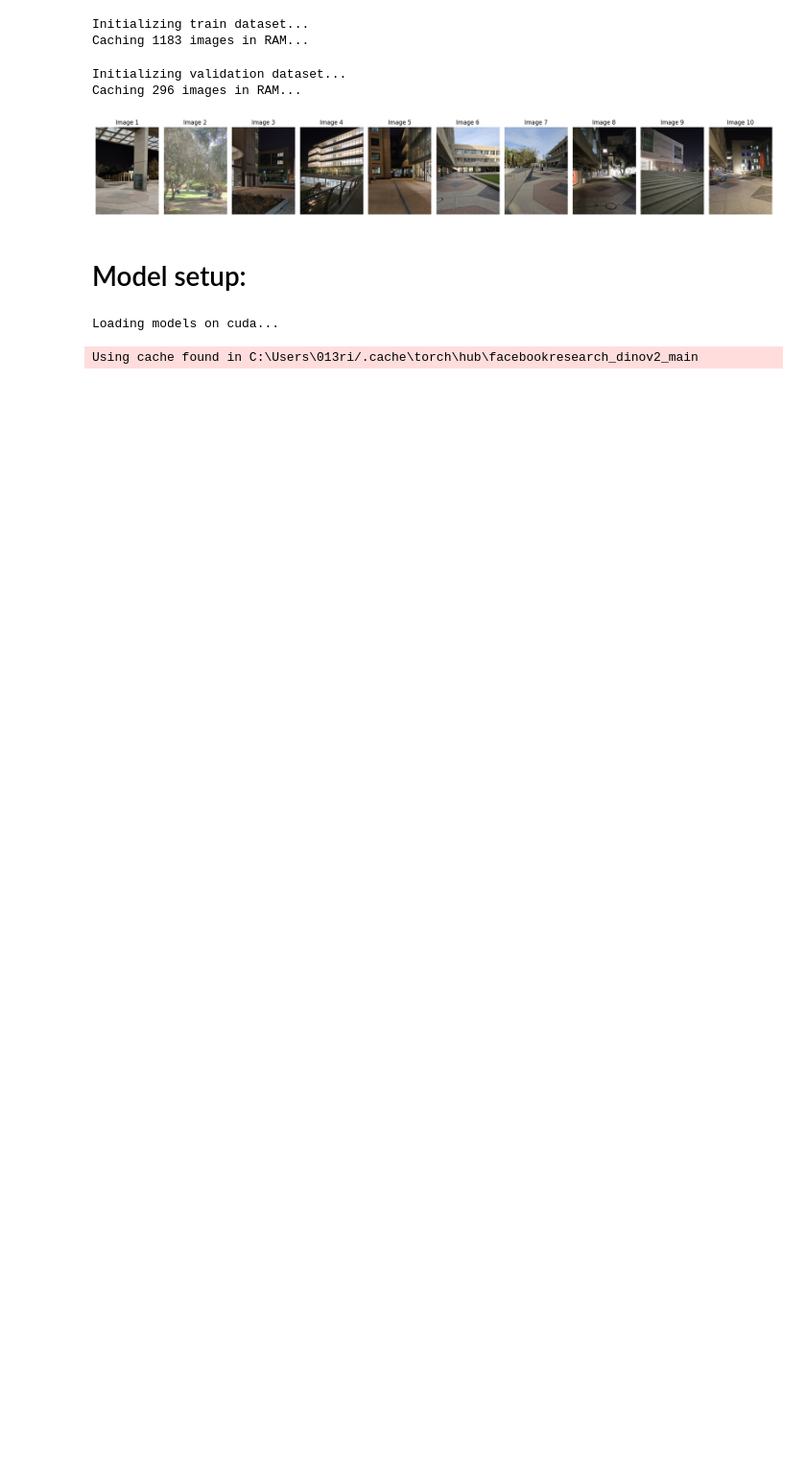
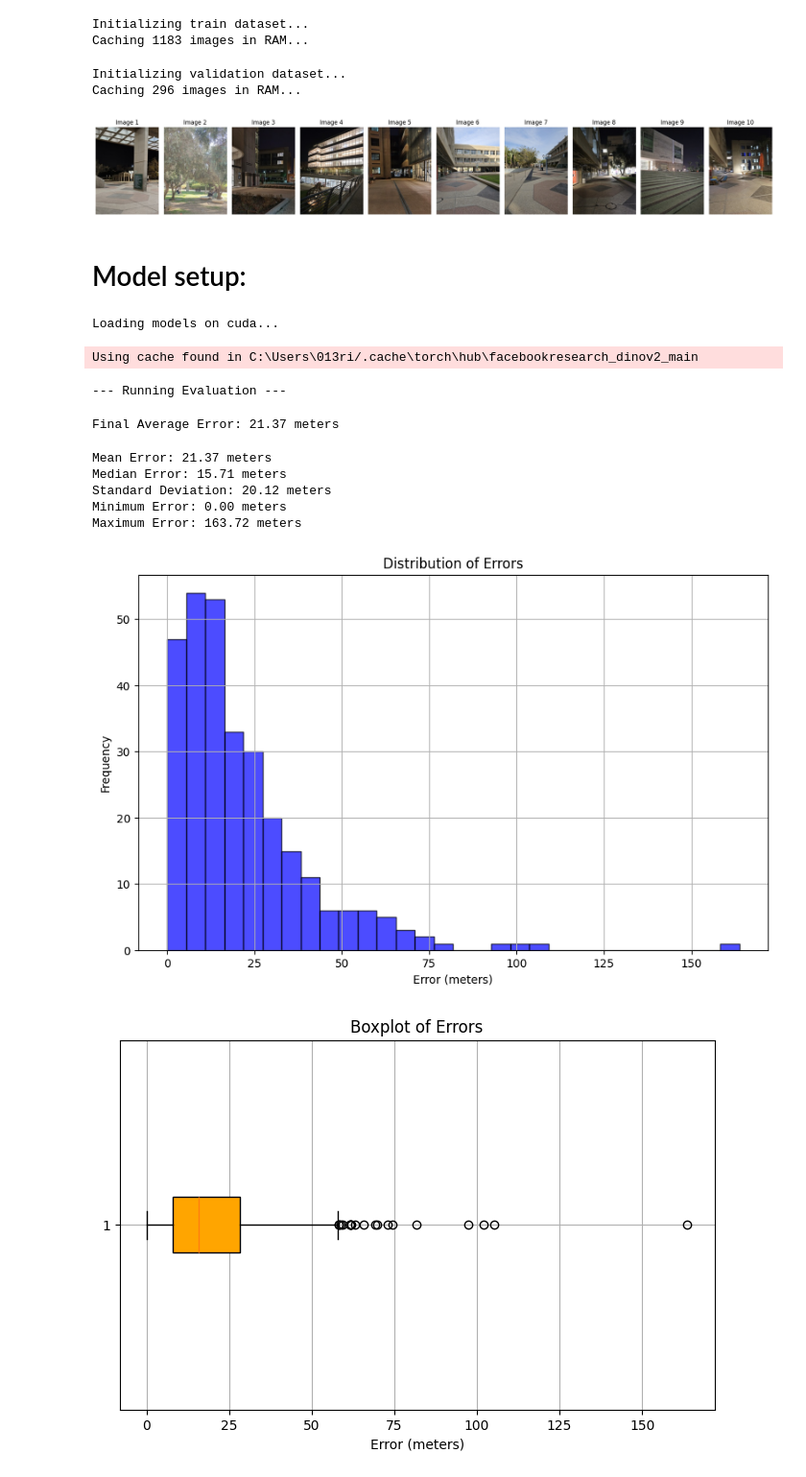
Before and after one commit to tal-sch/geolocalization-ai, a Jupyter notebook: hierarchical_localization.ipynb, the cells around one changed output. Shown at 96% size. Drawn from its saved outputs; the diff is of its cells as text; code cells hidden in the pictures; blank space fills up the shorter version.

Commit message:
added plots

```diff
--- a/hierarchical_localization.ipynb
+++ b/hierarchical_localization.ipynb
@@ -156,23 +156,23 @@ for i in pbar:
     img, actual_gps = val_dataset[i]
 
     # Predict
-    pred_img, pred_gps, inlier_matches = localizer.predict(img)
+    pred_gps = localizer.predict(img,top_n_matches=10, MIN_INLIER_THRESHOLD=100, debug=False)
 
     # Measure
     err = haversine_distance1(pred_gps, actual_gps.numpy())
     errors.append(err)
 
-    # Optionally, display the matched image alongside the query image
-    plt.figure(figsize=(8, 5))
-    plt.subplot(1, 2, 1)
-    plt.imshow(img.permute(1, 2, 0).cpu().numpy())
-    plt.title(f'Query Image: {val_dataset.image_paths[i].split(os.sep)[-1]}')
-    plt.axis('off')
-    plt.subplot(1, 2, 2)
-    plt.imshow(pred_img[0].permute(1, 2, 0).cpu().numpy())
-    plt.title('Matched Image: {} \n Error: {:.1f} m, Inlier Matches: {}'.format( val_dataset.image_paths[i].split(os.sep)[-1], err, inlier_matches))
-    plt.axis('off')
-    plt.show()
+    # # Optionally, display the matched image alongside the query image
+    # plt.figure(figsize=(8, 5))
+    # plt.subplot(1, 2, 1)
+    # plt.imshow(img.permute(1, 2, 0).cpu().numpy())
+    # plt.title(f'Query Image: {val_dataset.image_paths[i].split(os.sep)[-1]}')
+    # plt.axis('off')
+    # plt.subplot(1, 2, 2)
+    # plt.imshow(pred_img[0].permute(1, 2, 0).cpu().numpy())
+    # plt.title('Matched Image: {} \n Error: {:.1f} m, Inlier Matches: {}'.format( val_dataset.image_paths[i].split(os.sep)[-1], err, inlier_matches))
+    # plt.axis('off')
+    # plt.show()
 
     # Update running stats
     total_error += err
@@ -183,3 +183,52 @@ for i in pbar:
     pbar.set_postfix({'curr': f"{err:.1f}m", 'avg': f"{avg_error:.1f}m"})
 
 print(f"Final Average Error: {np.mean(errors):.2f} meters")
+# %% [output]
+--- Running Evaluation ---
+Final Average Error: 21.37 meters
+# %%
+# Convert errors to a numpy array for easier manipulation
+errors_array = np.array(errors)
+
+# Basic statistics
+print(f"Mean Error: {np.mean(errors_array):.2f} meters")
+print(f"Median Error: {np.median(errors_array):.2f} meters")
+print(f"Standard Deviation: {np.std(errors_array):.2f} meters")
+print(f"Minimum Error: {np.min(errors_array):.2f} meters")
+print(f"Maximum Error: {np.max(errors_array):.2f} meters")
+
+# Plot histogram of errors
+plt.figure(figsize=(10, 6))
+plt.hist(errors_array, bins=30, color='blue', alpha=0.7, edgecolor='black')
+plt.title("Distribution of Errors")
+plt.xlabel("Error (meters)")
+plt.ylabel("Frequency")
+plt.grid(True)
+plt.show()
+
+# Plot boxplot of errors
+plt.figure(figsize=(8, 5))
+plt.boxplot(errors_array, vert=False, patch_artist=True, boxprops=dict(facecolor='orange'))
+plt.title("Boxplot of Errors")
+plt.xlabel("Error (meters)")
+plt.grid(True)
+plt.show()
+
+# Cumulative distribution function (CDF) plot
+sorted_errors = np.sort(errors_array)
+cdf = np.arange(len(sorted_errors)) / float(len(sorted_errors))
+plt.figure(figsize=(10, 6))
+plt.plot(sorted_errors, cdf, marker='.', linestyle='none', color='green')
+plt.title("Cumulative Distribution of Errors")
+plt.xlabel("Error (meters)")
+plt.ylabel("CDF")
+plt.grid(True)
+plt.show()
+# %% [output]
+Mean Error: 21.37 meters
+Median Error: 15.71 meters
+Standard Deviation: 20.12 meters
+Minimum Error: 0.00 meters
+Maximum Error: 163.72 meters
+[figure, added]
+[figure, added]
```
Also changed, not shown: parts of 1 cell of this notebook, 1 other file.
